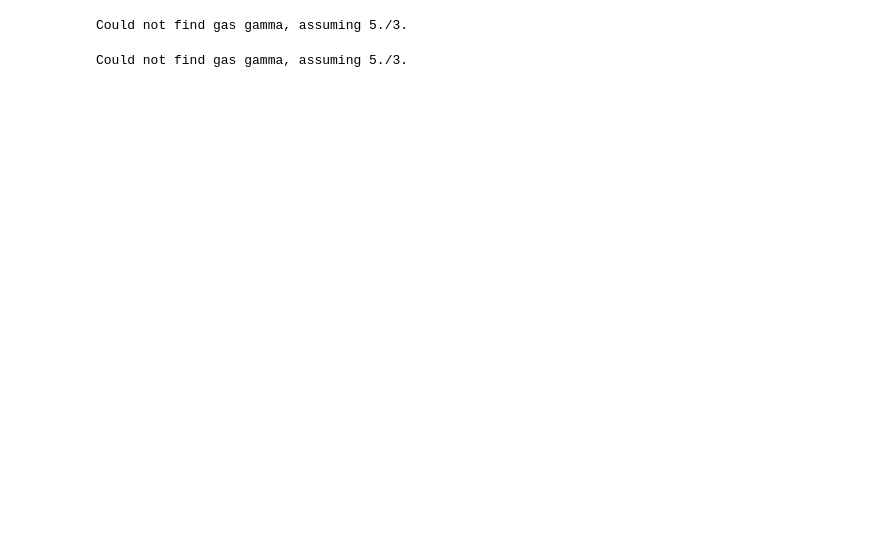
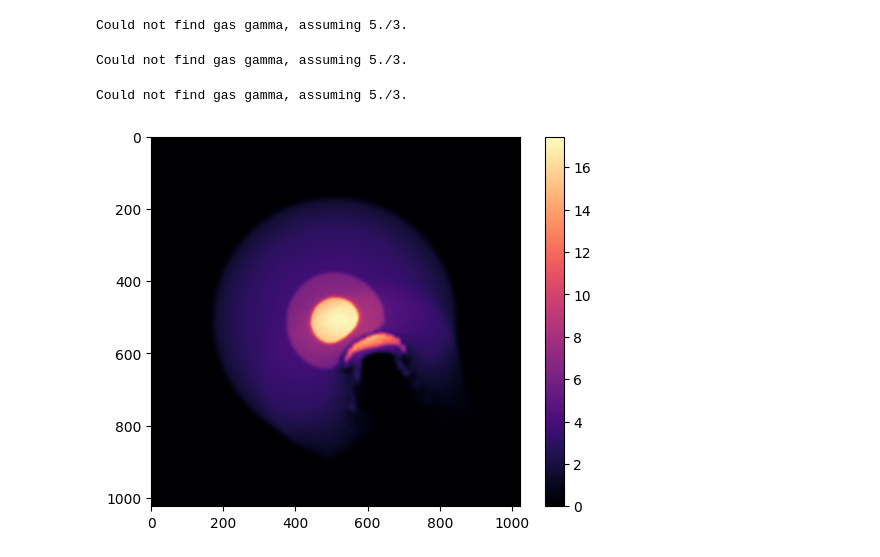
Before and after one commit to astro-pavan/sub-neptune-impacts-v2, a Jupyter notebook: Analysis Notebook.ipynb, the cells around one changed output. Cells and saved outputs as stored; diff of their text form; code cells hidden in the pictures; blank space fills up the shorter version.

```diff
--- a/Analysis Notebook.ipynb
+++ b/Analysis Notebook.ipynb
@@ -33 +42,6 @@ water_mask = (mat_id == 304)
+# %%
+plot(3)
+# %% [output]
+Could not find gas gamma, assuming 5./3.
+[figure, added]
 # %%
```
Also changed, not shown: parts of 22 cells of this notebook, 1 other file.
